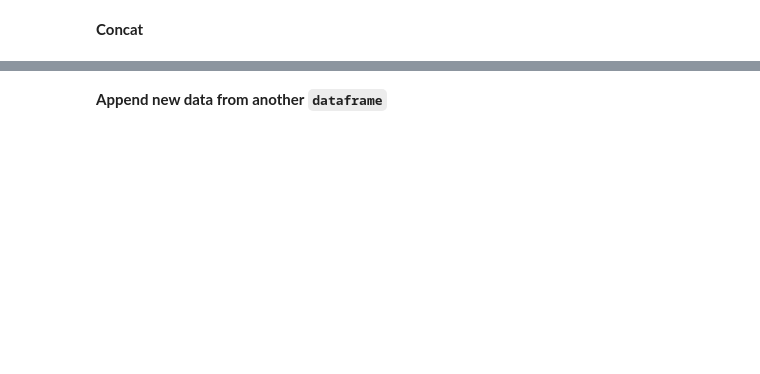
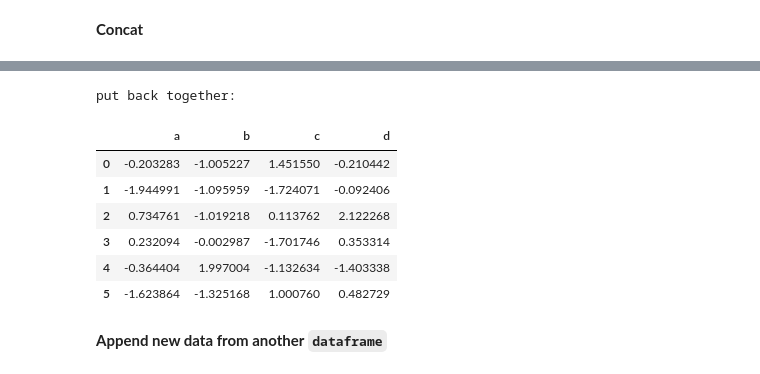
Before and after one commit to xiangshiyin/data-programming-with-python, a Jupyter notebook: 2023-summmer/2023-06-26/notebook/concept_and_code_demo.ipynb, the cells around one changed output, grey strips where cells are left out. Cells and saved outputs as stored; diff of their text form; code cells hidden in the pictures; blank space fills up the shorter version.

```diff
--- a/2023-summmer/2023-06-26/notebook/concept_and_code_demo.ipynb
+++ b/2023-summmer/2023-06-26/notebook/concept_and_code_demo.ipynb
@@ -82,3 +248,15 @@ pd.concat(pieces, axis=0)
+# %%
+print("put back together:\n")
+pd.concat(pieces, axis=0, ignore_index=True)
+# %% [output]
+put back together:
+|  | a | b | c | d |
+| 0 | -0.203283 | -1.005227 | 1.451550 | -0.210442 |
+| 1 | -1.944991 | -1.095959 | -1.724071 | -0.092406 |
+| 2 | 0.734761 | -1.019218 | 0.113762 | 2.122268 |
+| 3 | 0.232094 | -0.002987 | -1.701746 | 0.353314 |
+| 4 | -0.364404 | 1.997004 | -1.132634 | -1.403338 |
+| 5 | -1.623864 | -1.325168 | 1.000760 | 0.482729 |
 # %% [markdown]
 **Append new data from another `dataframe`**
 # %%
```
Also changed, not shown: parts of 127 cells of this notebook, 2 other files.
